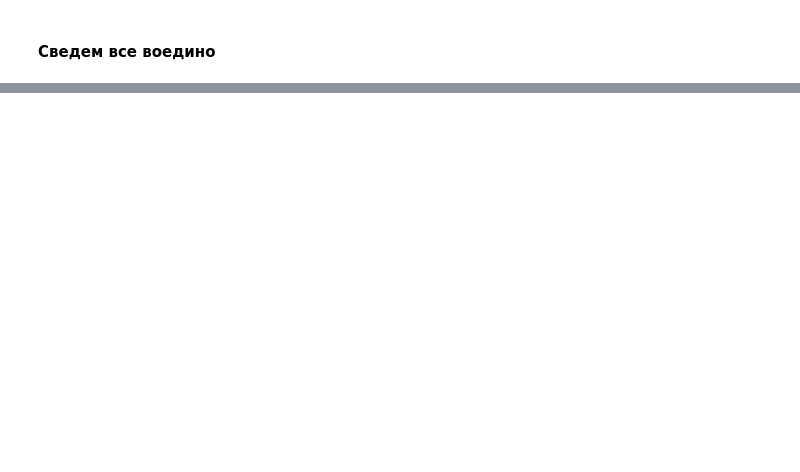
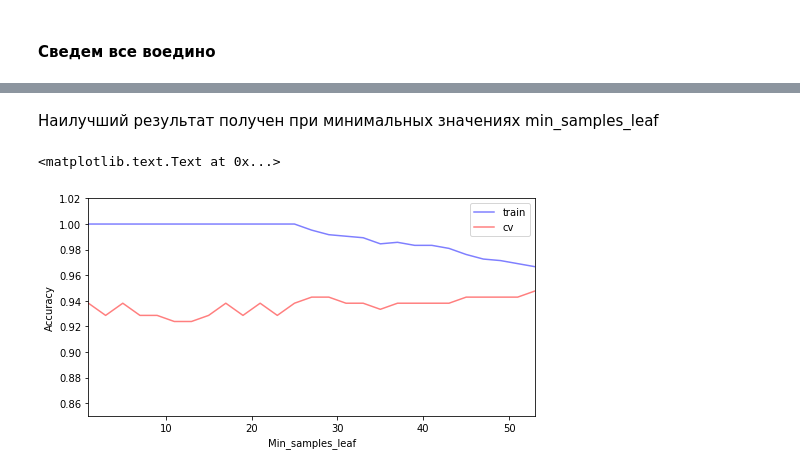
Before and after one commit to ademyanchuk/IntellSys, a Jupyter notebook: Lesson 1/Варианты/Вариант 8/Lab1.ipynb, the cells around one changed output, grey strips where cells are left out. Drawn from its saved outputs; the diff is of its cells as text; code cells hidden in the pictures; blank space fills up the shorter version.

```diff
--- a/Lesson 1/Варианты/Вариант 8/Lab1.ipynb
+++ b/Lesson 1/Варианты/Вариант 8/Lab1.ipynb
@@ -603,0 +737,40 @@ gcv.best_estimator_, gcv.best_score_
+# %% [markdown]
+Наилучший результат получен при минимальных значениях min_samples_leaf
+# %%
+# инициализируем генератор стратифицированной разбивки датасета для валидации
+skf = StratifiedKFold(n_splits=5, shuffle=True, random_state=random_state)
+# %%
+train_acc = []
+test_acc = []
+temp_train_acc = []
+temp_test_acc = []
+min_samples_leaf_grid = range(1,55,2)
+
+# Обучаем на тренировочном датасете
+for min_samples_leaf in min_samples_leaf_grid:
+    gbc = GradientBoostingClassifier(n_estimators=50, random_state=random_state,
+                                 min_samples_leaf=min_samples_leaf)
+    temp_train_acc = []
+    temp_test_acc = []
+    for train_index, test_index in skf.split(X, y):
+        X_train, X_test = X.iloc[train_index], X.iloc[test_index]
+        y_train, y_test = y[train_index], y[test_index]
+        gbc.fit(X_train, y_train)
+        temp_train_acc.append(gbc.score(X_train, y_train))
+        temp_test_acc.append(gbc.score(X_test, y_test))
+    train_acc.append(temp_train_acc)
+    test_acc.append(temp_test_acc)
+
+train_acc, test_acc = np.asarray(train_acc), np.asarray(test_acc)
+# %%
+fig, ax = plt.subplots(figsize=(8,4))
+ax.plot(min_samples_leaf_grid, train_acc.mean(axis=1), alpha=0.5, color='blue', label='train')
+ax.plot(min_samples_leaf_grid, test_acc.mean(axis=1), alpha=0.5, color='red', label='cv')
+ax.legend(loc='best')
+ax.set_ylim([0.85,1.02])
+ax.set_xlim([1,53])
+ax.set_ylabel("Accuracy")
+ax.set_xlabel("Min_samples_leaf")
+# %% [output]
+<matplotlib.text.Text at 0x...>
+[figure, added]
```
Also changed, not shown: parts of 41 cells of this notebook.
